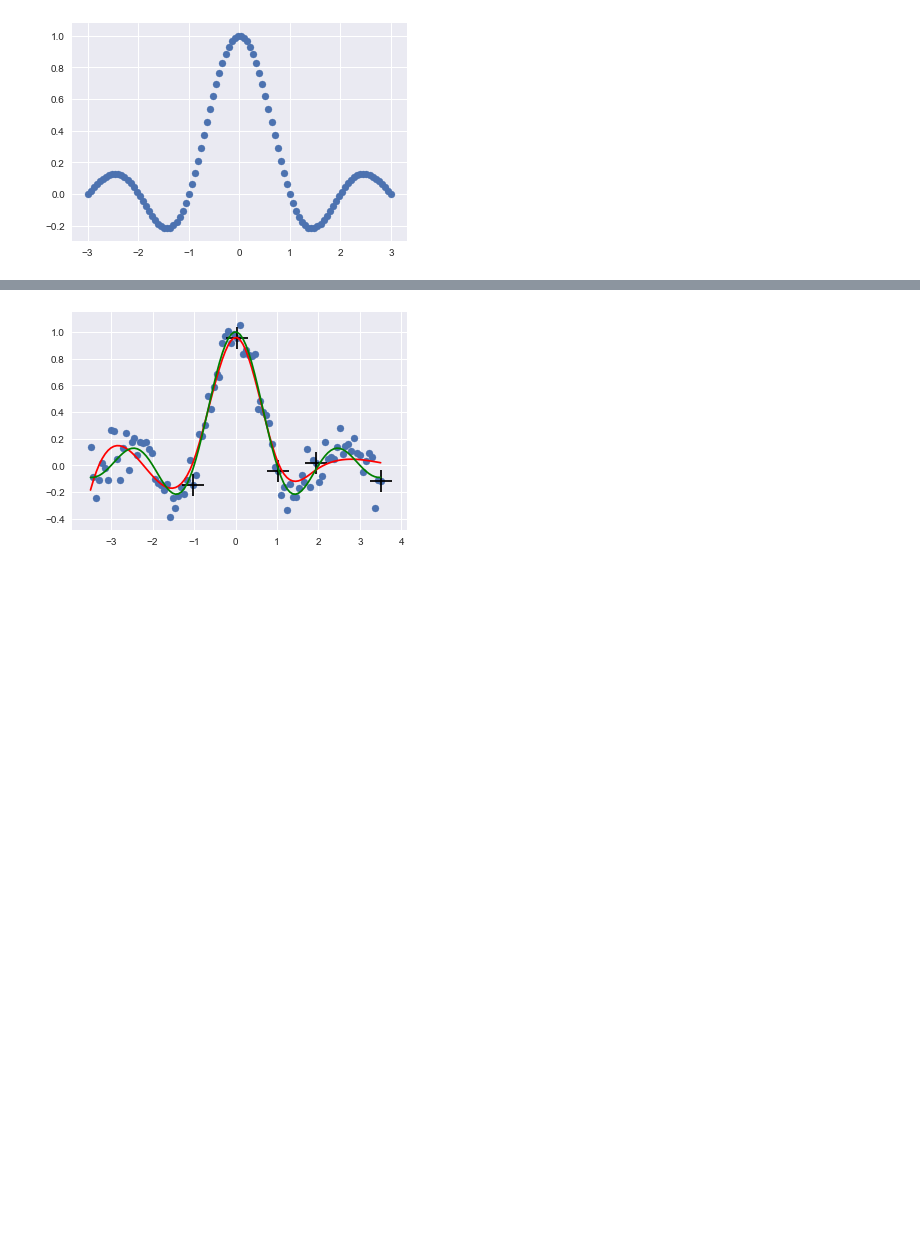
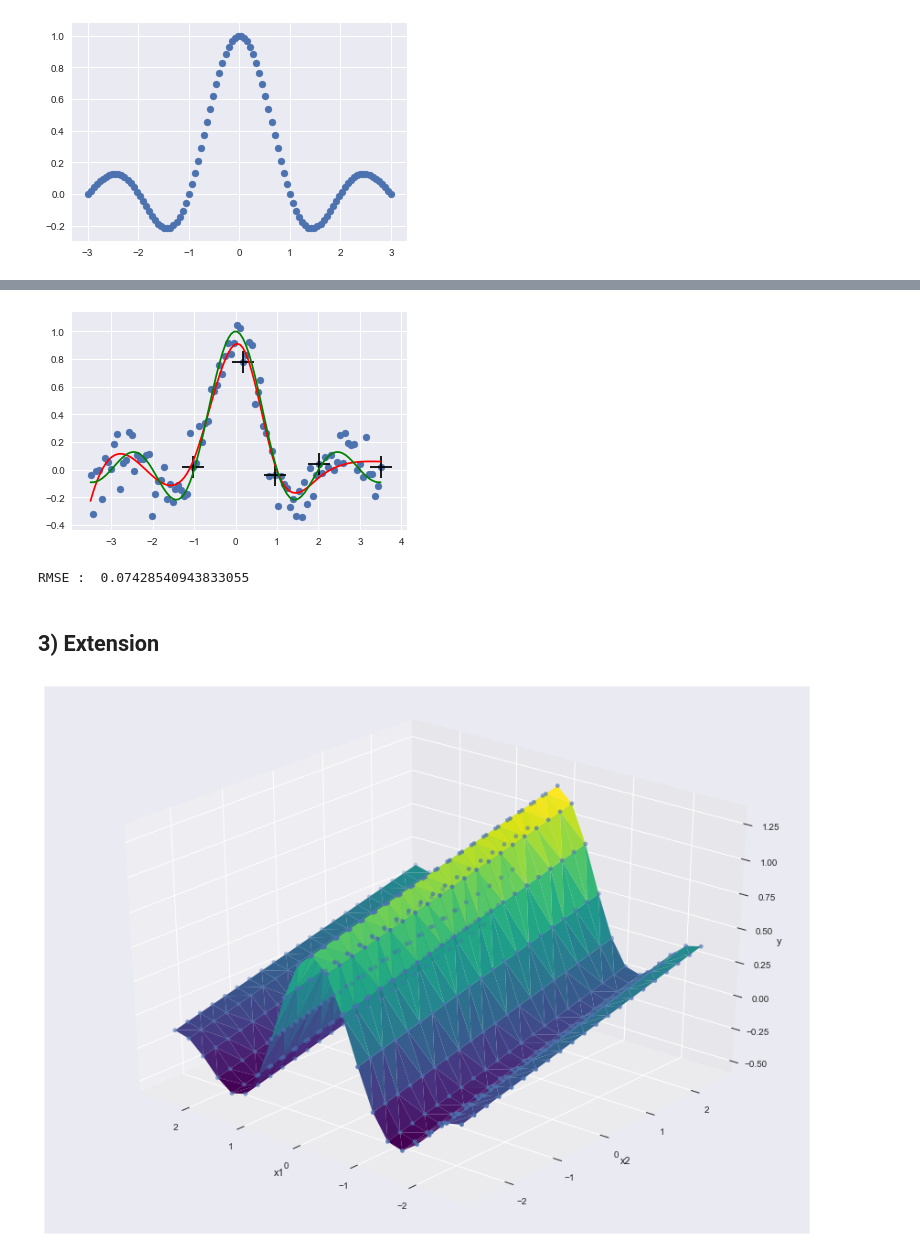
Before and after one commit to PPSantos/DD2434_proj, a Jupyter notebook: src/regression.ipynb, the cells around one changed output, grey strips where cells are left out. Cells and saved outputs as stored; diff of their text form; code cells hidden in the pictures; blank space fills up the shorter version.

```diff
--- a/src/regression.ipynb
+++ b/src/regression.ipynb
@@ -135,5 +141,44 @@ plt.scatter(relevance_vect, T[indexes_relev_vect], c='black', marker='+', s=500)
 #plt.fill_between(X.flatten(), y_pred - 2*np.sqrt(np.diag(sigma)), y_pred + 2*np.sqrt(np.diag(sigma)), alpha=0.2)
 plt.plot(X, Y, c='g')
 plt.show()
+
+print("RMSE : ", np.sqrt(mean_squared_error(y_pred, Y)))
 # %% [output]
-[figure, old version]
+[figure, new version]
+RMSE :  0.07428540943833055
+# %% [markdown]
+## 3) Extension
+# %%
+N = 20
+
+X_1 = np.linspace(-2.5,2.5,N+1)
+X_2 = np.linspace(-2.5,2.5,N+1)
+
+X = np.zeros(((N+1)**2, 2))
+
+for i, x in enumerate(itertools.product(X_1, X_2)):
+    X[i, :] = x
+
+'''X_train = np.random.uniform(-2.5,2.5, size=(200,2))
+Y_train = np.sinc(X_train[:, 0]) + 0.1*X_train[:, 1]
+T_train = Y_train #+ np.random.randn(N) * 0.1'''
+
+
+Y = np.sinc(X[:, 0]) + 0.1*X[:, 1]
+T = Y #+ np.random.randn(N) * 0.1
+
+# Safe.
+#Y = None
+
+sns.set(style="darkgrid")
+fig = plt.figure()
+fig.set_size_inches(15, 11)
+ax = fig.gca(projection='3d')
+ax.invert_xaxis()
+ax.plot_trisurf(X[:,0], X[:,1], Y, cmap=plt.cm.viridis, linewidth=0.2)
+ax.scatter(X[:,0], X[:,1], Y, cmap=plt.cm.viridis, linewidth=0.2)
+ax.view_init(30, -50)
+ax.set_xlabel('x1'); ax.set_ylabel('x2'); ax.set_zlabel('y')
+plt.show()
+# %% [output]
+[figure, added]
```
Also changed, not shown: parts of 6 cells of this notebook, 1 other file.
